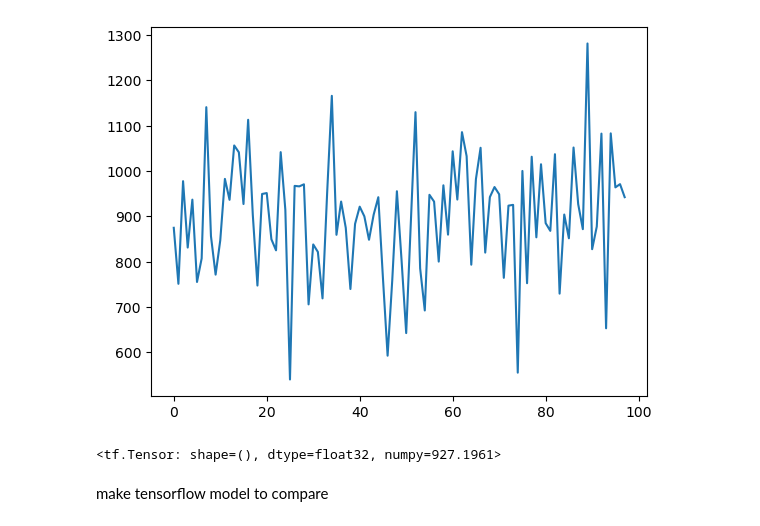
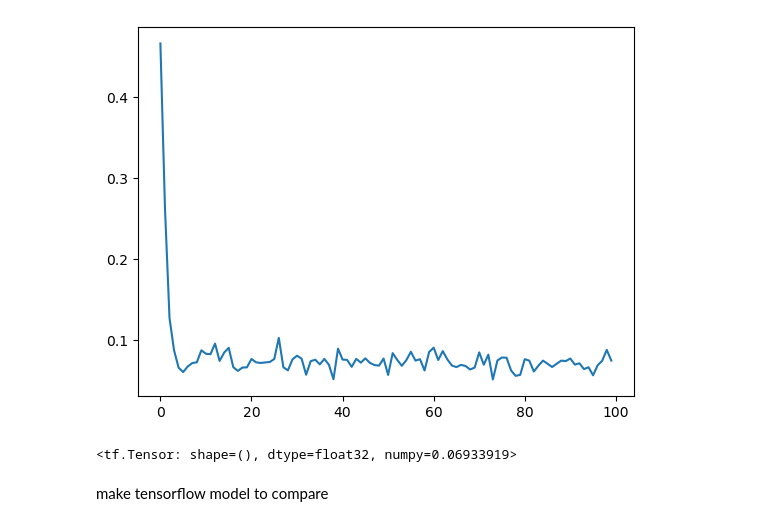
Before and after one commit to PYTHONLL-kang/implements, a Jupyter notebook: neural_network.ipynb, the cells around one changed output. Drawn from its saved outputs; the diff is of its cells as text; code cells hidden in the pictures.

```diff
--- a/neural_network.ipynb
+++ b/neural_network.ipynb
@@ -53,31 +56,32 @@ class Loss(Function):
 # %%
 class Dense:
-    def __init__(self, weight_shape, initializer="lecun", activation="linear"):
+    def __init__(self, input_shape, output_shape, initializer="lecun", activation="linear"):
         self.name = "dense"
+        self.is_output_layer = False
 
         self.activation = Activation(activation.lower())
 
-        initializer_map = {"xavier" : 2/sum(weight_shape), "he" : 2/weight_shape[0]}
-        weight_stddev = initializer_map.get(initializer.lower(), 1/weight_shape[0])
+        initializer_map = {"xavier" : 2/(input_shape + output_shape), "he" : 2/input_shape}
+        weight_stddev = initializer_map.get(initializer.lower(), 1/input_shape)
 
-        self.weight = tf.Variable(tf.random.normal(shape=(weight_shape), mean=0, stddev=weight_stddev, dtype=tf.float32))
-        self.bias = tf.Variable(tf.random.normal(shape=(), mean=0, stddev=0.01, dtype=tf.float32))
-
-    def apply_gradient(self, gradient):
-        self.weight.assign_sub(tf.transpose(gradient[0]))
-        self.bias.assign_sub(tf.math.reduce_sum(gradient[1]))
+        self.weight = tf.Variable(tf.random.normal(shape=(input_shape, output_shape), mean=0, stddev=weight_stddev, dtype=tf.float32))
+        self.bias = tf.Variable(tf.random.normal(shape=(1, output_shape), mean=0, stddev=0.01, dtype=tf.float32))
+        self.optimizer = Optimizer()
 
     def calcurate(self, data): # propagation
         layer_output = tf.math.add(tf.matmul(data, self.weight), self.bias)
         activation_output = self.activation.calcurate(layer_output)
         return layer_output, activation_output
+
+    def backpropagate(self, gradient, inputs, outputs):
+        layer_gradient = tf.math.multiply(outputs, gradient)
+        weight_gradient = tf.matmul(tf.transpose(inputs), layer_gradient)
+        bias_gradient = tf.math.reduce_sum(layer_gradient, axis=0, keepdims=True)
+
+        self.weight.assign_sub(self.optimizer.optimize(weight_gradient))
+        self.bias.assign_sub(self.optimizer.optimize(bias_gradient))
+
+        return tf.matmul(layer_gradient, tf.transpose(self.weight))
-# %%
-class Optimizer:
-    def __init__(self, learning_rate):
-        self.learning_rate = learning_rate
-
-    def optimize(self, value):
-        return self.learning_rate * value
 # %%
 class Neural_network:
     def __init__(self):
@@ -145,10 +146,11 @@ class Neural_network:
 # %%
-x = np.array([[i] for i in range(100) for j in range(100)], dtype=np.float32)
+x = np.array([[i] for i in range(100) for j in range(100)], dtype=np.float32) / 100
 y = x + 0.1
 # %%
 model = Neural_network()
-model.network.append(Dense(weight_shape=(1, 32), activation='sigmoid'))
-model.network.append(Dense(weight_shape=(32, 1), activation='linear'))
+model.network.append(Dense(input_shape=1, output_shape=64, activation='relu'))
+model.network.append(Dense(input_shape=64, output_shape=32, activation='relu'))
+model.network.append(Dense(input_shape=32, output_shape=1, activation='linear'))
 
-model.compile('mse', 1e-6)
+model.compile('mse', 1e-4)
 # %% [output]
@@ -178,12 +184,12 @@ epoch:099 | loss:942.3633
 # %%
-plt.plot(hist[2::])
+plt.plot(hist)
 plt.show()
 # %% [output]
-[figure, old version]
+[figure, new version]
 # %%
-model.loss_function.evaluate(model.predict(x), y)
+model.evaluate(x, y)
 # %% [output]
-<tf.Tensor: shape=(), dtype=float32, numpy=927.1961>
+<tf.Tensor: shape=(), dtype=float32, numpy=0.06933919>
 # %% [markdown]
 make tensorflow model to compare
 # %%
```
Also changed, not shown: parts of 10 cells of this notebook.
